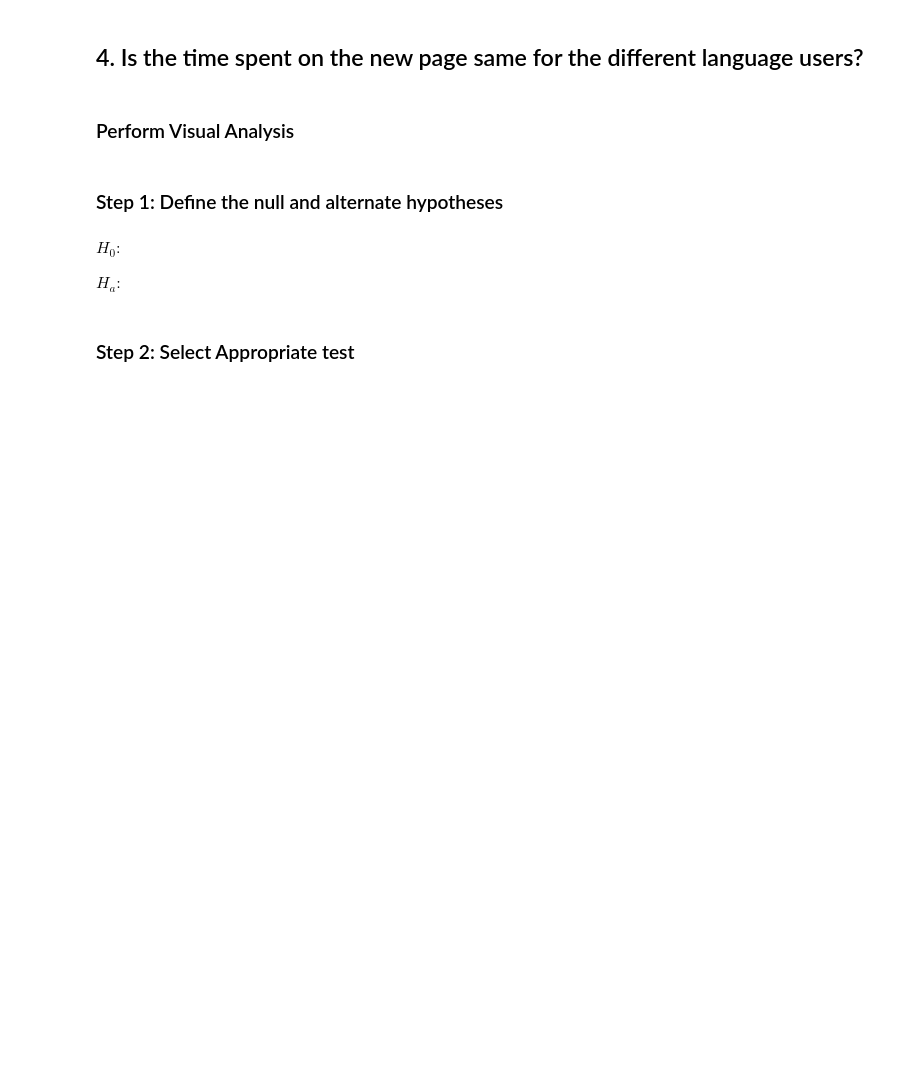
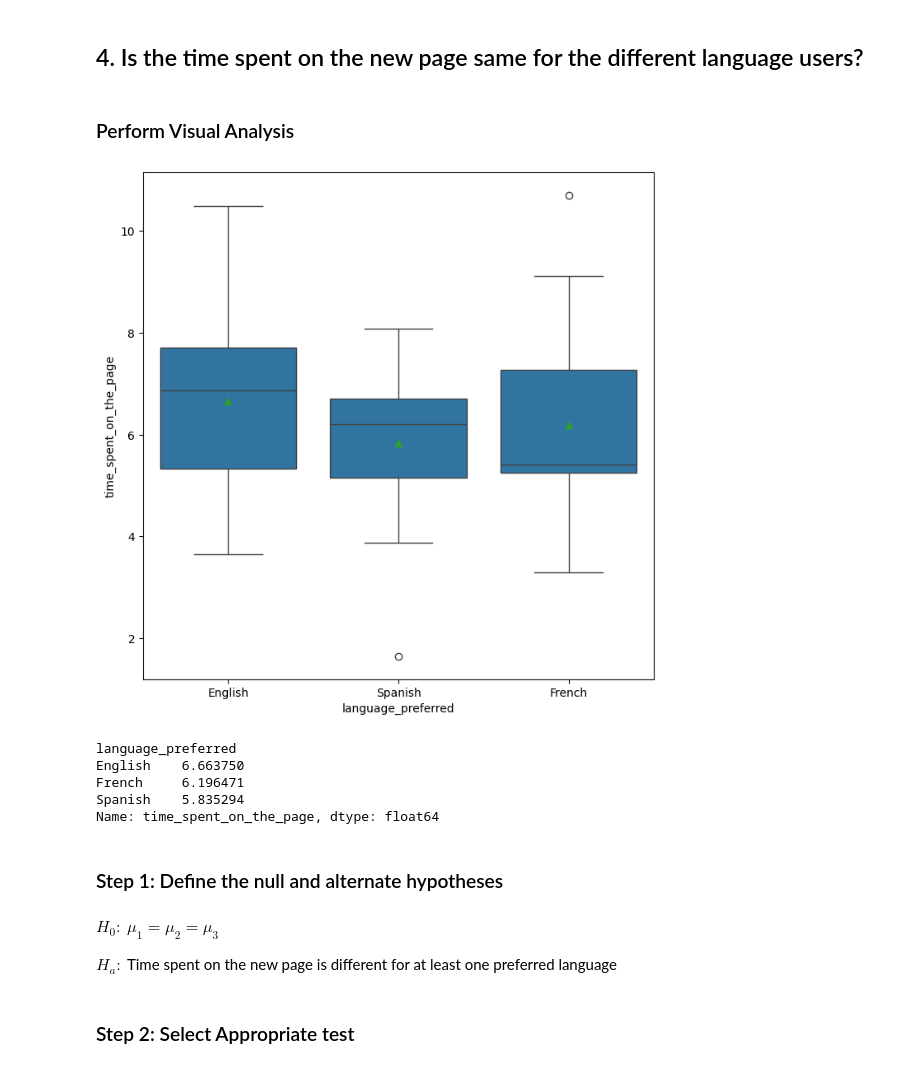
Before and after one commit to erika024/data-science, a Jupyter notebook: ENews_Express_Learner_Notebook_5BLow_Code_Version_5D.ipynb, the cells around one changed output. Cells and saved outputs as stored; diff of their text form; code cells hidden in the pictures; blank space fills up the shorter version.

```diff
--- a/ENews_Express_Learner_Notebook_5BLow_Code_Version_5D.ipynb
+++ b/ENews_Express_Learner_Notebook_5BLow_Code_Version_5D.ipynb
@@ -484,17 +509,25 @@ df_new = df[df['landing_page'] == 'new']
 # %%
 # complete the code to visually plot the time spent on the new page for different language users
 plt.figure(figsize=(8,8))
-sns.boxplot(x = _________, y = __________, showmeans = True, data = df_new)
+sns.boxplot(x = 'language_preferred', y = 'time_spent_on_the_page', showmeans = True, data = df_new)
 plt.show()
+# %% [output]
+[figure, added]
 # %%
 # complete the code to calculate the mean time spent on the new page for different language users
-df_new.groupby([_________])[______________].mean()
+df_new.groupby(['language_preferred'])[('time_spent_on_the_page')].mean()
+# %% [output]
+language_preferred
+English    6.663750
+French     6.196471
+Spanish    5.835294
+Name: time_spent_on_the_page, dtype: float64
 # %% [markdown]
 ### Step 1: Define the null and alternate hypotheses
-# %% [markdown]
-$H_0:$
-
-$H_a:$
+# %% [markdown]
+$H_0:$ $\mu_1 = \mu_2 = \mu_3$
+
+$H_a:$ Time spent on the new page is different for at least one preferred language
 # %% [markdown]
 ### Step 2: Select Appropriate test
 # %% [markdown]
```
Also changed, not shown: parts of 20 cells of this notebook.
